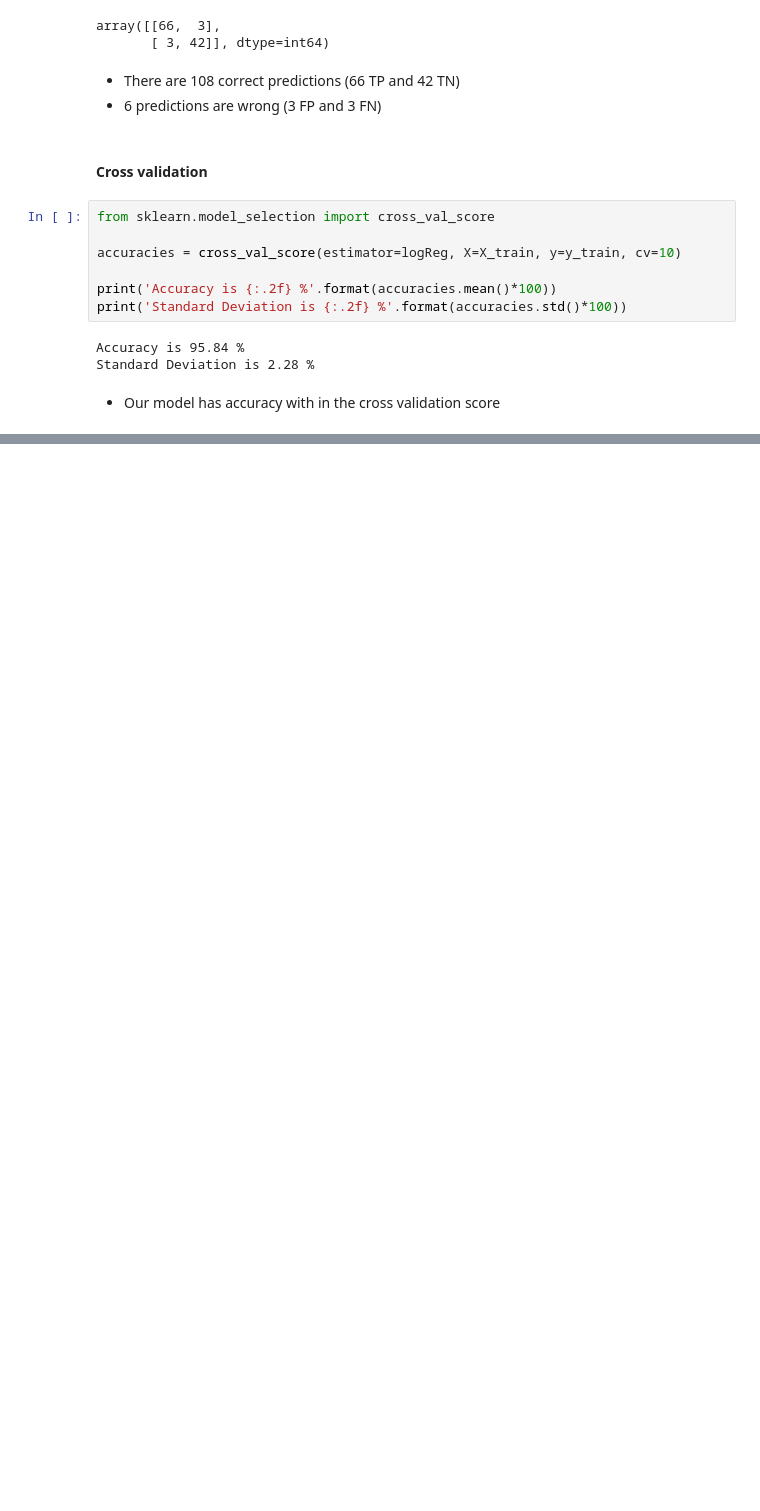
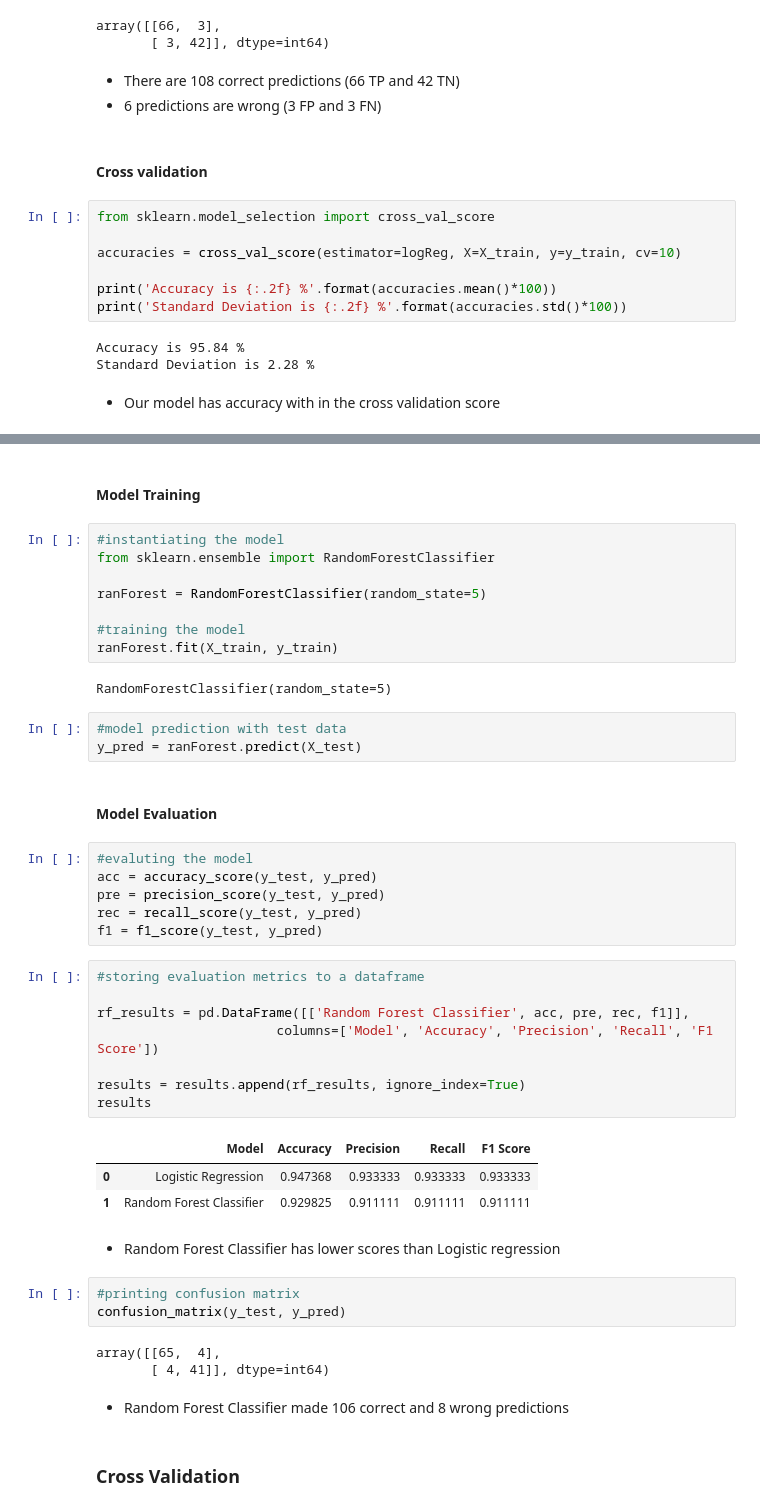
Before and after one commit to mubarakmayyeri/breast-cancer-classification, a Jupyter notebook: breast_cancer_classification.ipynb, the cells around one changed output, grey strips where cells are left out. Saved outputs shown, nothing was run; the diff lists cells and outputs as text; blank space fills up the shorter version.

Commit message:
random forest training and evaluation

```diff
--- a/breast_cancer_classification.ipynb
+++ b/breast_cancer_classification.ipynb
@@ -384,0 +391,47 @@ Standard Deviation is 2.28 %
+# %% [markdown]
+#### Model Training
+# %%
+#instantiating the model
+from sklearn.ensemble import RandomForestClassifier
+
+ranForest = RandomForestClassifier(random_state=5)
+
+#training the model
+ranForest.fit(X_train, y_train)
+# %% [output]
+RandomForestClassifier(random_state=5)
+# %%
+#model prediction with test data
+y_pred = ranForest.predict(X_test)
+# %% [markdown]
+#### Model Evaluation
+# %%
+#evaluting the model
+acc = accuracy_score(y_test, y_pred)
+pre = precision_score(y_test, y_pred)
+rec = recall_score(y_test, y_pred)
+f1 = f1_score(y_test, y_pred)
+# %%
+#storing evaluation metrics to a dataframe
+
+rf_results = pd.DataFrame([['Random Forest Classifier', acc, pre, rec, f1]],
+                       columns=['Model', 'Accuracy', 'Precision', 'Recall', 'F1 Score'])
+
+results = results.append(rf_results, ignore_index=True)
+results
+# %% [output]
+|  | Model | Accuracy | Precision | Recall | F1 Score |
+| 0 | Logistic Regression | 0.947368 | 0.933333 | 0.933333 | 0.933333 |
+| 1 | Random Forest Classifier | 0.929825 | 0.911111 | 0.911111 | 0.911111 |
+# %% [markdown]
+* Random Forest Classifier has lower scores than Logistic regression
+# %%
+#printing confusion matrix
+confusion_matrix(y_test, y_pred)
+# %% [output]
+array([[65,  4],
+       [ 4, 41]], dtype=int64)
+# %% [markdown]
+* Random Forest Classifier made 106 correct and 8 wrong predictions
+# %% [markdown]
+### Cross Validation
```
Also changed, not shown: parts of 6 cells of this notebook.
